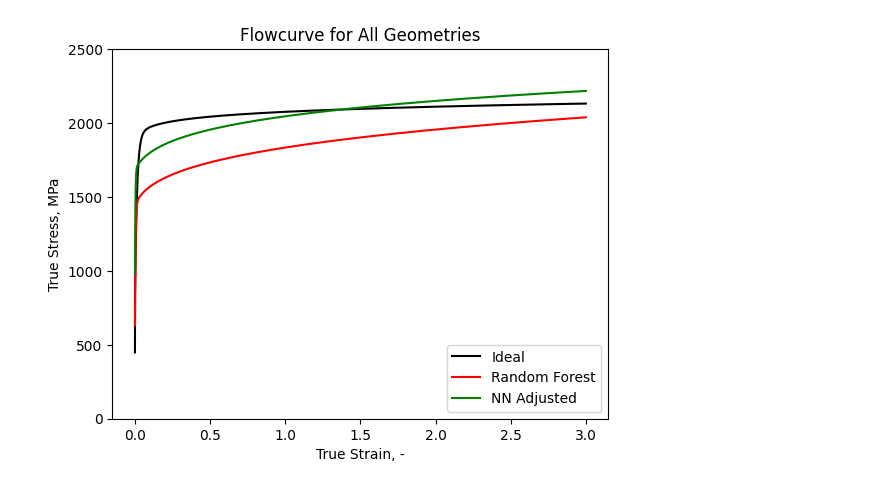
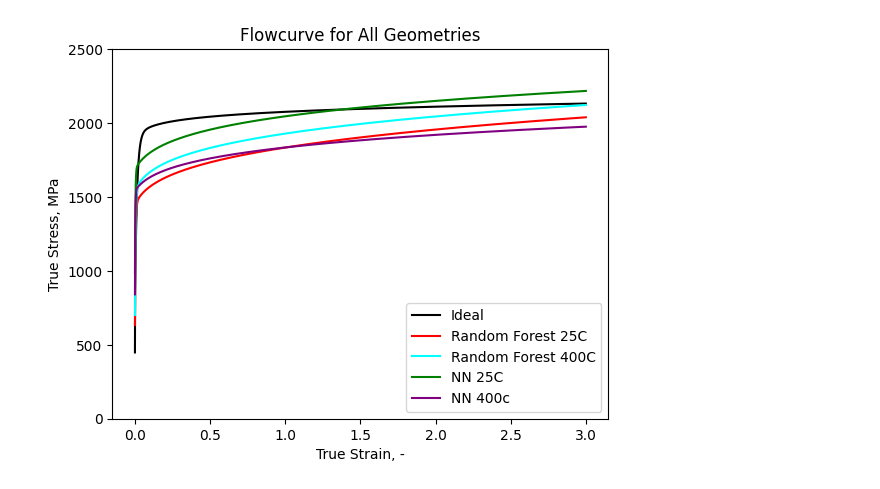
Before and after one commit to LianjGroup/Machine-Learning-Assisted-Optimization-of-Hardening-Parameters, a Jupyter notebook: MAIN/MODELS/flowCurves.ipynb, the cells around one changed output. Cells and saved outputs as stored; diff of their text form; code cells hidden in the pictures.

```diff
--- a/MAIN/MODELS/flowCurves.ipynb
+++ b/MAIN/MODELS/flowCurves.ipynb
@@ -1,29 +1,31 @@
 # %%
 import pandas as pd
 import numpy as np
 import matplotlib.pyplot as plt
 
 def swiftVoceT(x, c1, c2, c3, c4, c5, c6, c7):
     return c1*c2*(x + c3) ** c4  +  (1-c1)*c5 + c6 * (1 - np.exp(-c7 * x))
 
 truePlasticStrain = np.arange(0, 3.0005, 0.0005)
 y_line_ideal = swiftVoceT(truePlasticStrain, 0.5, 1300, 2.3 * 10**-14, 0.075, 773.18, 1039.37, 73.94)
-y_line_randomForest = swiftVoceT(truePlasticStrain,0.5139736735702103, 1195.916454402472, 0.023765172822753193, 0.2637934652246432, 831.7697967468094, 811.5048884934508, 251.41025788472933)
+y_line_randomForest_25 = swiftVoceT(truePlasticStrain,0.5139736735702103, 1195.916454402472, 0.023765172822753193, 0.2637934652246432, 831.7697967468094, 811.5048884934508, 251.41025788472933)
+y_line_randomForest_400 = swiftVoceT(truePlasticStrain,0.5164042857141723, 1265.4283509977704, 0.023072948243025932, 0.23821238259451316, 899.5989875452575, 836.5955221045319, 237.96493593148278)
 y_line_nn_best = swiftVoceT(truePlasticStrain, 0.6687430739402771, 1276.127197265625, 0.043472327291965485, 0.4672930836677551, 1467.2874755859375, 411.266357421875, 347.3883361816406)
 y_line_nn_new_best_fixed = swiftVoceT(truePlasticStrain, 0.6687430739402771, 1276.127197265625, 0.043472327291965485, 0.17, 1467.2874755859375, 700, 347.3883361816406)
-
+y_line_nn_new_best_400c_fixed = swiftVoceT(truePlasticStrain, 0.4973168671131134, 1406.2655029296875, 0.04360615462064743, 0.17, 856.2398681640625, 700, 456.01861572265625)
 
 plt.figure(1)
 plt.plot(truePlasticStrain, y_line_ideal, color='black', label='Ideal')
-plt.plot(truePlasticStrain, y_line_randomForest, color = 'red', label='Random Forest')
-#plt.plot(truePlasticStrain, y_line_nn_best, color = 'purple', label='NN')
-plt.plot(truePlasticStrain, y_line_nn_new_best_fixed, color = 'green', label='NN Adjusted')
+plt.plot(truePlasticStrain, y_line_randomForest_25, color = 'red', label='Random Forest 25C')
+plt.plot(truePlasticStrain, y_line_randomForest_400, color = 'cyan', label='Random Forest 400C')
+plt.plot(truePlasticStrain, y_line_nn_new_best_fixed, color = 'green', label='NN 25C')
+plt.plot(truePlasticStrain, y_line_nn_new_best_400c_fixed, color = 'purple', label='NN 400c')
 
 plt.title('Flowcurve for All Geometries')
 plt.ylim(bottom=0, top=2500)
 plt.xlabel('True Strain, -')
 plt.ylabel('True Stress, MPa')
 plt.legend()
 plt.show()
 # %% [output]
-[figure, old version]
+[figure, new version]
```
Also changed, not shown: 6 other files.
